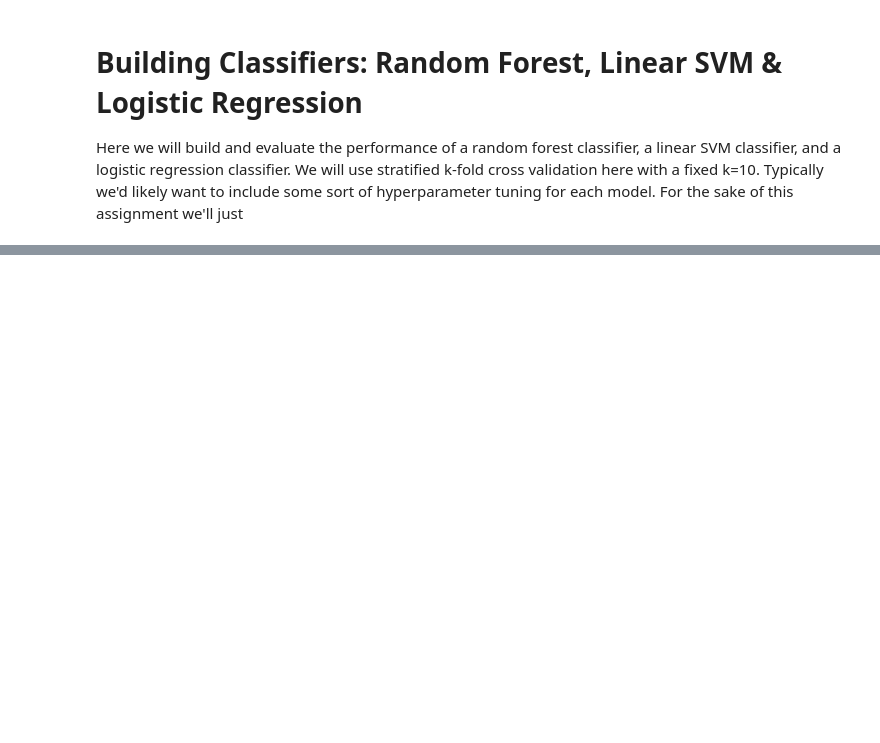
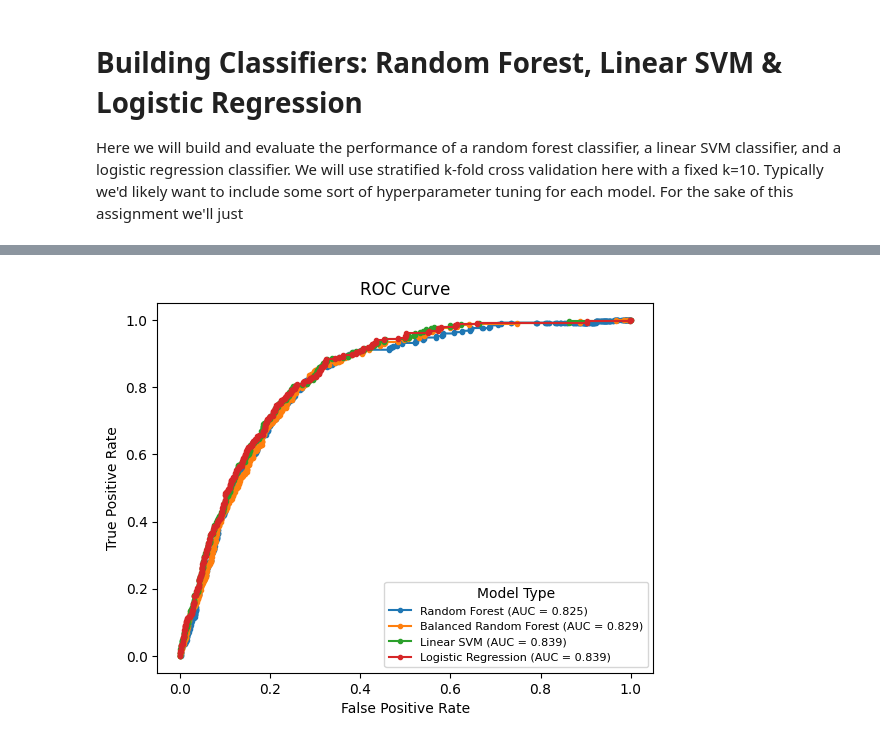
Before and after one commit to BrentonGraham/biomedical-ml-anschutz, a Jupyter notebook: 4. Classification & Model Selection/Classification&ModelSelection.ipynb, the cells around one changed output, grey strips where cells are left out. Cells and saved outputs as stored; diff of their text form; code cells hidden in the pictures; blank space fills up the shorter version.

```diff
--- a/4. Classification & Model Selection/Classification&ModelSelection.ipynb
+++ b/4. Classification & Model Selection/Classification&ModelSelection.ipynb
@@ -555,0 +736,10 @@ weighted avg       0.94      0.74      0.81      4981
+# %%
+for model in ['Random Forest', 'Balanced Random Forest', 'Linear SVM', 'Logistic Regression']:
+    clf_ROC(
+        y_true=clf_pred_DF.y_true,
+        y_score=clf_pred_DICT[model]['y_score'],
+        roc_label=model
+    )
+    plt.legend(prop={'size': 8}, title = 'Model Type')
+# %% [output]
+[figure, added]
```
Also changed, not shown: parts of 27 cells of this notebook.
